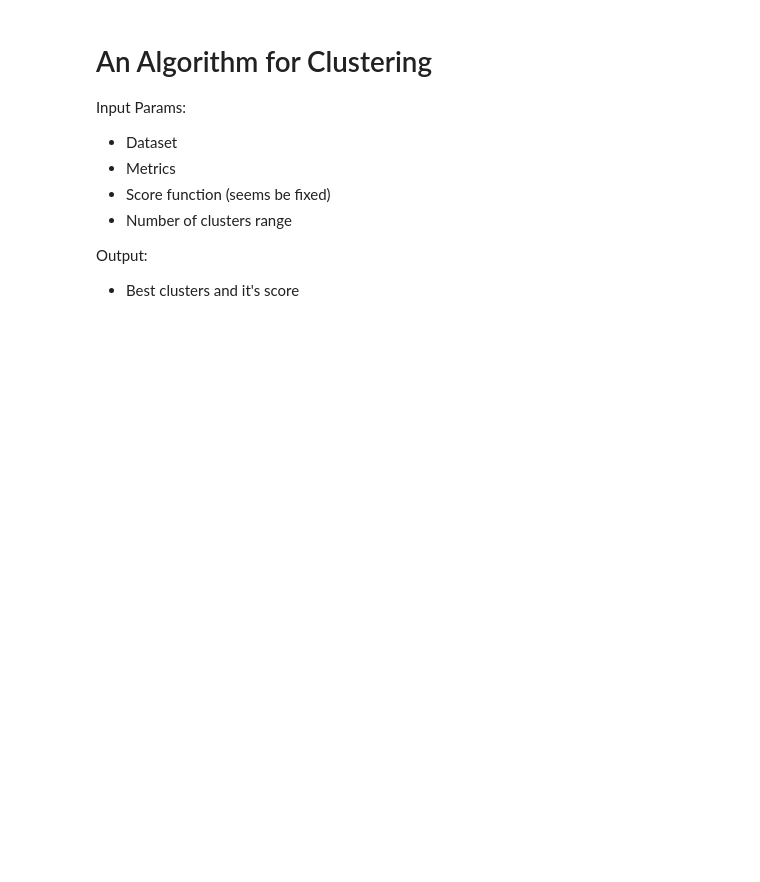
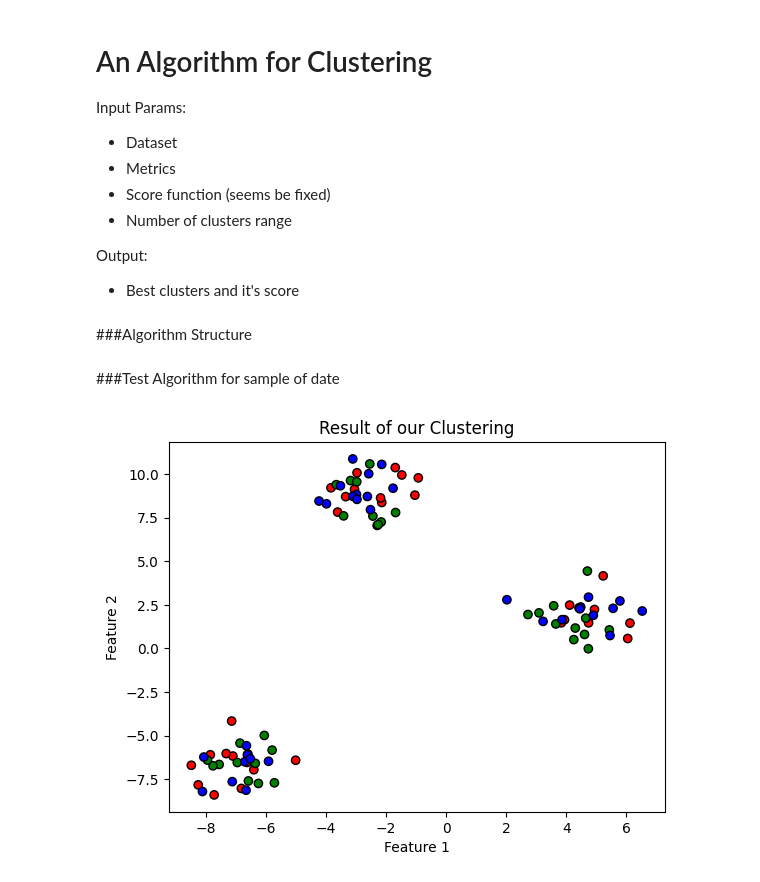
Before and after one commit to FLjv77/ML_Physics, a Jupyter notebook: MachineLearningInPhysics.ipynb, the cells around one changed output. Cells and saved outputs as stored; diff of their text form; code cells hidden in the pictures; blank space fills up the shorter version.

Commit message:
Implementation of algorithm with example

```diff
--- a/MachineLearningInPhysics.ipynb
+++ b/MachineLearningInPhysics.ipynb
@@ -35,0 +34,2 @@ Output:
+# %% [markdown]
+###Algorithm Structure
@@ -35,0 +80,39 @@ Output:
+# %% [markdown]
+###Test Algorithm for sample of date
+# %%
+def euclideanMetric(p1, p2):
+  return np.sqrt(np.sum(np.power((p1 - p2), 2)))
+
+def getScore(clusters):
+  score = 0
+  for c in clusters:
+    internal_dis = 0
+    external_dis = 0
+    member_cluster = c['members']
+    for d1 in member_cluster:
+      for d2 in member_cluster:
+        if not(np.array_equal(d1, d2)):
+          internal_dis = internal_dis + euclideanMetric(d1, d2)
+    for cc in clusters:
+      center_c = c['center']
+      center_cc = cc['center']
+      if not(np.array_equal(center_c, center_cc)):
+        external_dis = external_dis + euclideanMetric(center_c, center_cc)
+    score = score + external_dis / internal_dis
+  return score
+# %%
+# Generate 300 samples with 3 clusters
+data, y = make_blobs(n_samples=100, centers=3, cluster_std=1.0, random_state=42)
+clusters = clustring(data, euclideanMetric, getScore, 3)
+# %%
+colors = ['r', 'g', 'b']
+for cluster in clusters:
+  cluster_member = np.array(cluster['members'])
+  label = np.full(len(cluster_member), colors[cluster['label']])
+  plt.scatter(cluster_member[:, 0], cluster_member[:, 1], c=label, cmap='viridis', edgecolors='k')
+plt.xlabel("Feature 1")
+plt.ylabel("Feature 2")
+plt.title("Result of our Clustering")
+plt.show()
+# %% [output]
+[figure, added]
```
Also changed, not shown: parts of 3 cells of this notebook.
